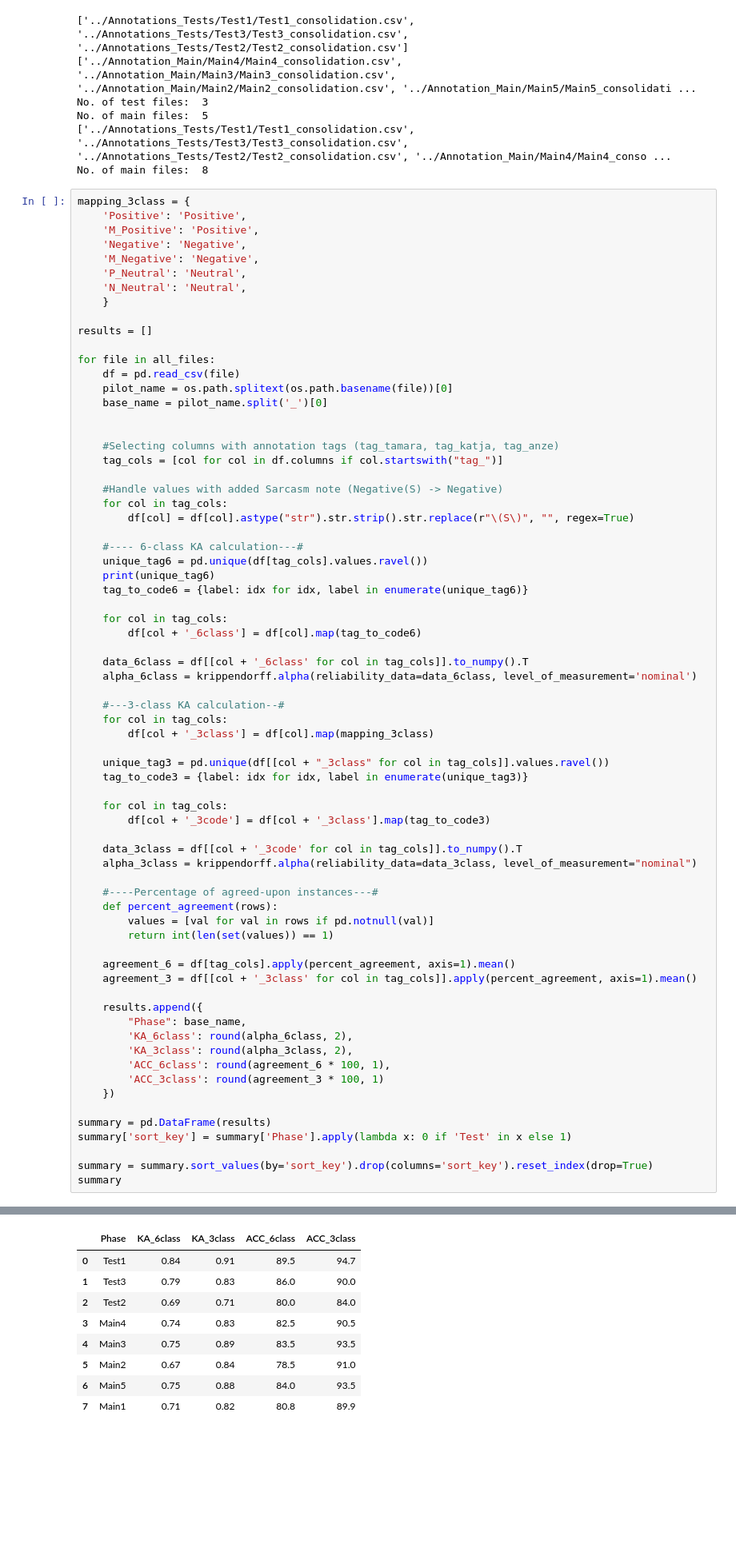
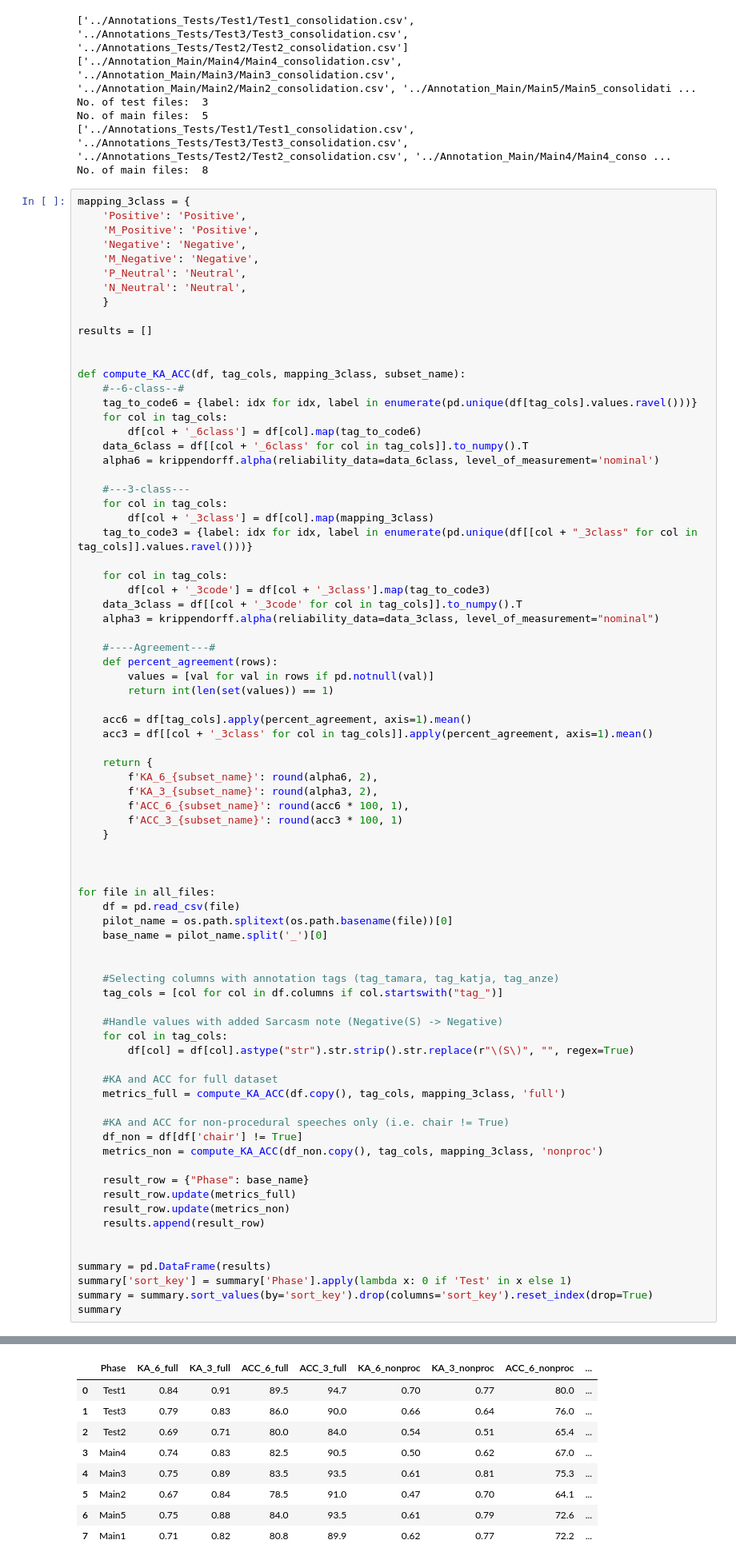
Before and after one commit to katjameden/ParlaMint_Sentiment, a Jupyter notebook: Utterances/Notebooks/Annotation_evaluation.ipynb, the cells around one changed output, grey strips where cells are left out. Shown at 80% size. Saved outputs shown, nothing was run; the diff lists cells and outputs as text; blank space fills up the shorter version.

```diff
--- a/Utterances/Notebooks/Annotation_evaluation.ipynb
+++ b/Utterances/Notebooks/Annotation_evaluation.ipynb
@@ -35,6 +35,42 @@ mapping_3class = {
     }
 
 results = []
+
+
+def compute_KA_ACC(df, tag_cols, mapping_3class, subset_name):
+    #--6-class--#
+    tag_to_code6 = {label: idx for idx, label in enumerate(pd.unique(df[tag_cols].values.ravel()))}
+    for col in tag_cols:
+        df[col + '_6class'] = df[col].map(tag_to_code6)
+    data_6class = df[[col + '_6class' for col in tag_cols]].to_numpy().T
+    alpha6 = krippendorff.alpha(reliability_data=data_6class, level_of_measurement='nominal')
+
+    #---3-class---
+    for col in tag_cols:
+        df[col + '_3class'] = df[col].map(mapping_3class)
+    tag_to_code3 = {label: idx for idx, label in enumerate(pd.unique(df[[col + "_3class" for col in tag_cols]].values.ravel()))}
+
+    for col in tag_cols:
+        df[col + '_3code'] = df[col + '_3class'].map(tag_to_code3)
+    data_3class = df[[col + '_3code' for col in tag_cols]].to_numpy().T
+    alpha3 = krippendorff.alpha(reliability_data=data_3class, level_of_measurement="nominal")
+
+    #----Agreement---#
+    def percent_agreement(rows):
+        values = [val for val in rows if pd.notnull(val)]
+        return int(len(set(values)) == 1)
+
+    acc6 = df[tag_cols].apply(percent_agreement, axis=1).mean()
+    acc3 = df[[col + '_3class' for col in tag_cols]].apply(percent_agreement, axis=1).mean()
+
+    return {
+        f'KA_6_{subset_name}': round(alpha6, 2),
+        f'KA_3_{subset_name}': round(alpha3, 2),
+        f'ACC_6_{subset_name}': round(acc6 * 100, 1),
+        f'ACC_3_{subset_name}': round(acc3 * 100, 1)
+    }
+
+
 
 for file in all_files:
     df = pd.read_csv(file)
@@ -49,49 +85,21 @@ for file in all_files:
     for col in tag_cols:
         df[col] = df[col].astype("str").str.strip().str.replace(r"\(S\)", "", regex=True)
 
-    #---- 6-class KA calculation---#
-    unique_tag6 = pd.unique(df[tag_cols].values.ravel())
-    print(unique_tag6)
-    tag_to_code6 = {label: idx for idx, label in enumerate(unique_tag6)}
+    #KA and ACC for full dataset
+    metrics_full = compute_KA_ACC(df.copy(), tag_cols, mapping_3class, 'full')
 
-    for col in tag_cols:
-        df[col + '_6class'] = df[col].map(tag_to_code6)
+    #KA and ACC for non-procedural speeches only (i.e. chair != True)
+    df_non = df[df['chair'] != True]
+    metrics_non = compute_KA_ACC(df_non.copy(), tag_cols, mapping_3class, 'nonproc')
 
-    data_6class = df[[col + '_6class' for col in tag_cols]].to_numpy().T
-    alpha_6class = krippendorff.alpha(reliability_data=data_6class, level_of_measurement='nominal')
+    result_row = {"Phase": base_name}
+    result_row.update(metrics_full)
+    result_row.update(metrics_non)
+    results.append(result_row)
 
-    #---3-class KA calculation--#
-    for col in tag_cols:
-        df[col + '_3class'] = df[col].map(mapping_3class)
-
-    unique_tag3 = pd.unique(df[[col + "_3class" for col in tag_cols]].values.ravel())
-    tag_to_code3 = {label: idx for idx, label in enumerate(unique_tag3)}
-
-    for col in tag_cols:
-        df[col + '_3code'] = df[col + '_3class'].map(tag_to_code3)
-
-    data_3class = df[[col + '_3code' for col in tag_cols]].to_numpy().T
-    alpha_3class = krippendorff.alpha(reliability_data=data_3class, level_of_measurement="nominal")
-
-    #----Percentage of agreed-upon instances---#
-    def percent_agreement(rows):
-        values = [val for val in rows if pd.notnull(val)]
-        return int(len(set(values)) == 1)
-
-    agreement_6 = df[tag_cols].apply(percent_agreement, axis=1).mean()
-    agreement_3 = df[[col + '_3class' for col in tag_cols]].apply(percent_agreement, axis=1).mean()
-
-    results.append({
-        "Phase": base_name,
-        'KA_6class': round(alpha_6class, 2),
-        'KA_3class': round(alpha_3class, 2),
-        'ACC_6class': round(agreement_6 * 100, 1),
-        'ACC_3class': round(agreement_3 * 100, 1)
-    })
 
 summary = pd.DataFrame(results)
 summary['sort_key'] = summary['Phase'].apply(lambda x: 0 if 'Test' in x else 1)
-
 summary = summary.sort_values(by='sort_key').drop(columns='sort_key').reset_index(drop=True)
 summary
 # %% [output]
@@ -106,11 +106,11 @@ summary
-|  | Phase | KA_6class | KA_3class | ACC_6class | ACC_3class |
-| 0 | Test1 | 0.84 | 0.91 | 89.5 | 94.7 |
-| 1 | Test3 | 0.79 | 0.83 | 86.0 | 90.0 |
-| 2 | Test2 | 0.69 | 0.71 | 80.0 | 84.0 |
-| 3 | Main4 | 0.74 | 0.83 | 82.5 | 90.5 |
-| 4 | Main3 | 0.75 | 0.89 | 83.5 | 93.5 |
-| 5 | Main2 | 0.67 | 0.84 | 78.5 | 91.0 |
-| 6 | Main5 | 0.75 | 0.88 | 84.0 | 93.5 |
-| 7 | Main1 | 0.71 | 0.82 | 80.8 | 89.9 |
+|  | Phase | KA_6_full | KA_3_full | ACC_6_full | ACC_3_full | KA_6_nonproc | KA_3_nonproc | ACC_6_nonproc | ... |
+| 0 | Test1 | 0.84 | 0.91 | 89.5 | 94.7 | 0.70 | 0.77 | 80.0 | ... |
+| 1 | Test3 | 0.79 | 0.83 | 86.0 | 90.0 | 0.66 | 0.64 | 76.0 | ... |
+| 2 | Test2 | 0.69 | 0.71 | 80.0 | 84.0 | 0.54 | 0.51 | 65.4 | ... |
+| 3 | Main4 | 0.74 | 0.83 | 82.5 | 90.5 | 0.50 | 0.62 | 67.0 | ... |
+| 4 | Main3 | 0.75 | 0.89 | 83.5 | 93.5 | 0.61 | 0.81 | 75.3 | ... |
+| 5 | Main2 | 0.67 | 0.84 | 78.5 | 91.0 | 0.47 | 0.70 | 64.1 | ... |
+| 6 | Main5 | 0.75 | 0.88 | 84.0 | 93.5 | 0.61 | 0.79 | 72.6 | ... |
+| 7 | Main1 | 0.71 | 0.82 | 80.8 | 89.9 | 0.62 | 0.77 | 72.2 | ... |
 # %%
 summary.to_csv('../Tables/KA_Tracking.csv', encoding='utf-8', index=False)
```
Also changed, not shown: parts of 4 cells of this notebook, 6 other files.
